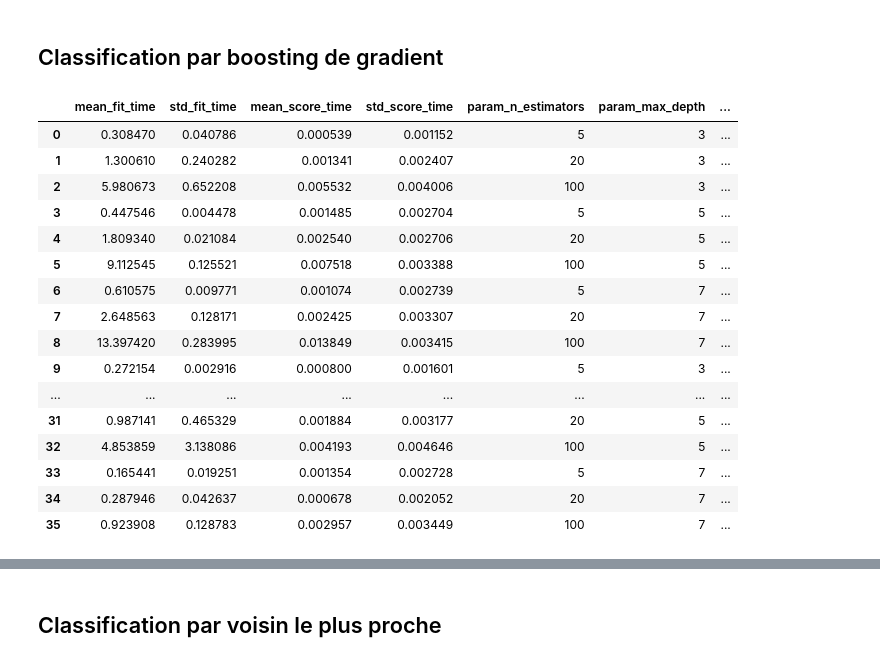
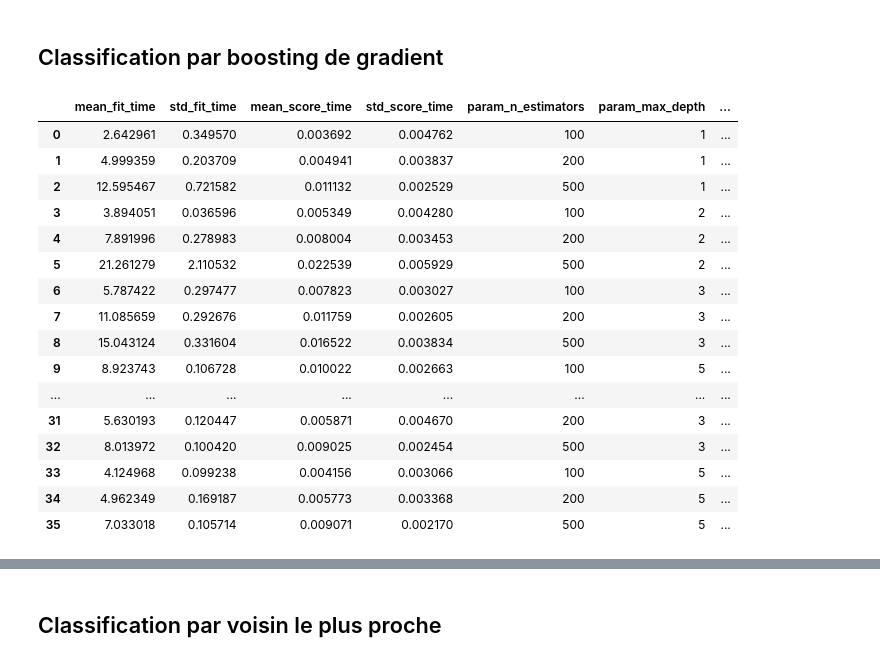
Before and after one commit to Julien-Faure/mines-ai-number-recognition-project, a Jupyter notebook: report.ipynb, the cells around one changed output, grey strips where cells are left out. Drawn from its saved outputs; the diff is of its cells as text; code cells hidden in the pictures.

```diff
--- a/report.ipynb
+++ b/report.ipynb
@@ -334,38 +318,38 @@ Les paramètres testés pour ce modèle sont :
 # %%
 from sklearn.ensemble import GradientBoostingClassifier
 
 GB_model = GradientBoostingClassifier()
 GB_params = dict()
-GB_params['n_estimators'] = [5, 20, 100]
-GB_params['max_depth'] = [3, 5, 7]
-GB_params['learning_rate'] = [0.01, 0.1, 1, 10]
+GB_params['n_estimators'] = [100, 200, 500]
+GB_params['max_depth'] = [1, 2, 3, 5]
+GB_params['learning_rate'] = [0.1, 0.2, 0.3]
 
 kFold = RepeatedStratifiedKFold(n_splits=5, n_repeats=3, random_state=1)
 
 RCV = RandomizedSearchCV(GB_model, GB_params, n_iter=36, scoring='accuracy', n_jobs=-1, cv=kFold, random_state=1)
 
 GB = RCV.fit(x_train, y_train)
 cv_results = pd.DataFrame(GB.cv_results_)
 
 # Stockage du meilleur résultat dans le tableau des résultats
 Evaluation_Results.iloc[3]['Best Mean Test Score'] = max(cv_results['mean_test_score'])
 
 cv_results
 # %% [output]
 |  | mean_fit_time | std_fit_time | mean_score_time | std_score_time | param_n_estimators | param_max_depth | ... |
-| 0 | 0.308470 | 0.040786 | 0.000539 | 0.001152 | 5 | 3 | ... |
-| 1 | 1.300610 | 0.240282 | 0.001341 | 0.002407 | 20 | 3 | ... |
-| 2 | 5.980673 | 0.652208 | 0.005532 | 0.004006 | 100 | 3 | ... |
-| 3 | 0.447546 | 0.004478 | 0.001485 | 0.002704 | 5 | 5 | ... |
-| 4 | 1.809340 | 0.021084 | 0.002540 | 0.002706 | 20 | 5 | ... |
-| 5 | 9.112545 | 0.125521 | 0.007518 | 0.003388 | 100 | 5 | ... |
-| 6 | 0.610575 | 0.009771 | 0.001074 | 0.002739 | 5 | 7 | ... |
-| 7 | 2.648563 | 0.128171 | 0.002425 | 0.003307 | 20 | 7 | ... |
-| 8 | 13.397420 | 0.283995 | 0.013849 | 0.003415 | 100 | 7 | ... |
-| 9 | 0.272154 | 0.002916 | 0.000800 | 0.001601 | 5 | 3 | ... |
+| 0 | 2.642961 | 0.349570 | 0.003692 | 0.004762 | 100 | 1 | ... |
+| 1 | 4.999359 | 0.203709 | 0.004941 | 0.003837 | 200 | 1 | ... |
+| 2 | 12.595467 | 0.721582 | 0.011132 | 0.002529 | 500 | 1 | ... |
+| 3 | 3.894051 | 0.036596 | 0.005349 | 0.004280 | 100 | 2 | ... |
+| 4 | 7.891996 | 0.278983 | 0.008004 | 0.003453 | 200 | 2 | ... |
+| 5 | 21.261279 | 2.110532 | 0.022539 | 0.005929 | 500 | 2 | ... |
+| 6 | 5.787422 | 0.297477 | 0.007823 | 0.003027 | 100 | 3 | ... |
+| 7 | 11.085659 | 0.292676 | 0.011759 | 0.002605 | 200 | 3 | ... |
+| 8 | 15.043124 | 0.331604 | 0.016522 | 0.003834 | 500 | 3 | ... |
+| 9 | 8.923743 | 0.106728 | 0.010022 | 0.002663 | 100 | 5 | ... |
 | ... | ... | ... | ... | ... | ... | ... | ... |
-| 31 | 0.987141 | 0.465329 | 0.001884 | 0.003177 | 20 | 5 | ... |
-| 32 | 4.853859 | 3.138086 | 0.004193 | 0.004646 | 100 | 5 | ... |
-| 33 | 0.165441 | 0.019251 | 0.001354 | 0.002728 | 5 | 7 | ... |
-| 34 | 0.287946 | 0.042637 | 0.000678 | 0.002052 | 20 | 7 | ... |
-| 35 | 0.923908 | 0.128783 | 0.002957 | 0.003449 | 100 | 7 | ... |
+| 31 | 5.630193 | 0.120447 | 0.005871 | 0.004670 | 200 | 3 | ... |
+| 32 | 8.013972 | 0.100420 | 0.009025 | 0.002454 | 500 | 3 | ... |
+| 33 | 4.124968 | 0.099238 | 0.004156 | 0.003066 | 100 | 5 | ... |
+| 34 | 4.962349 | 0.169187 | 0.005773 | 0.003368 | 200 | 5 | ... |
+| 35 | 7.033018 | 0.105714 | 0.009071 | 0.002170 | 500 | 5 | ... |
```
Also changed, not shown: parts of 6 cells of this notebook.
